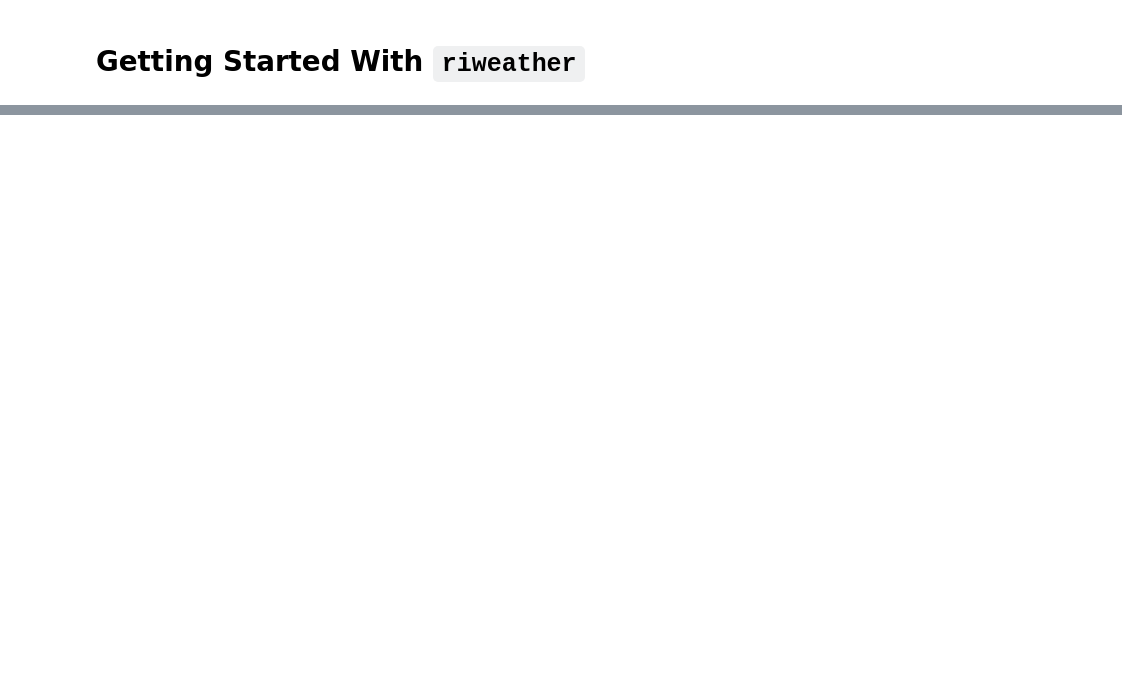
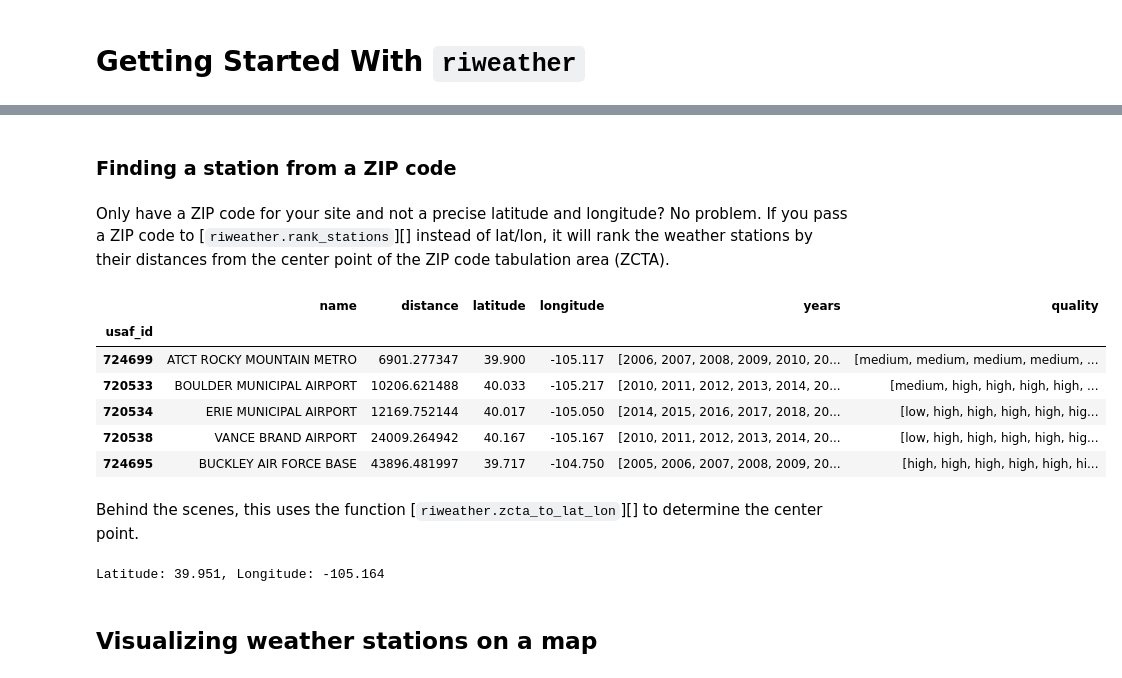
Before and after one commit to ensley-nexant/riweather, a Jupyter notebook: docs/how_to.ipynb, the cells around one changed output, grey strips where cells are left out. Cells and saved outputs as stored; diff of their text form; code cells hidden in the pictures; blank space fills up the shorter version.

```diff
--- a/docs/how_to.ipynb
+++ b/docs/how_to.ipynb
@@ -50,0 +58,23 @@ Station("720534")
+# %% [markdown]
+### Finding a station from a ZIP code
+# %% [markdown]
+Only have a ZIP code for your site and not a precise latitude and longitude? No problem. If you pass a ZIP code to [`riweather.rank_stations`][] instead of lat/lon, it will rank the weather stations by their distances from the center point of the ZIP code tabulation area (ZCTA).
+# %%
+riweather.rank_stations(zipcode="80027").head()
+# %% [output]
+|  | name | distance | latitude | longitude | years | quality |
+| usaf_id |  |  |  |  |  |  |
+| 724699 | ATCT ROCKY MOUNTAIN METRO | 6901.277347 | 39.900 | -105.117 | [2006, 2007, 2008, 2009, 2010, 20... | [medium, medium, medium, medium, ... |
+| 720533 | BOULDER MUNICIPAL AIRPORT | 10206.621488 | 40.033 | -105.217 | [2010, 2011, 2012, 2013, 2014, 20... | [medium, high, high, high, high, ... |
+| 720534 | ERIE MUNICIPAL AIRPORT | 12169.752144 | 40.017 | -105.050 | [2014, 2015, 2016, 2017, 2018, 20... | [low, high, high, high, high, hig... |
+| 720538 | VANCE BRAND AIRPORT | 24009.264942 | 40.167 | -105.167 | [2010, 2011, 2012, 2013, 2014, 20... | [low, high, high, high, high, hig... |
+| 724695 | BUCKLEY AIR FORCE BASE | 43896.481997 | 39.717 | -104.750 | [2005, 2006, 2007, 2008, 2009, 20... | [high, high, high, high, high, hi... |
+# %% [markdown]
+Behind the scenes, this uses the function [`riweather.zcta_to_lat_lon`][] to determine the center point.
+# %%
+my_lat, my_lon = riweather.zcta_to_lat_lon("80027")
+print(f"Latitude: {my_lat:.3f}, Longitude: {my_lon:.3f}")
+# %% [output]
+Latitude: 39.951, Longitude: -105.164
+# %% [markdown]
+## Visualizing weather stations on a map
```
Also changed, not shown: parts of 32 cells of this notebook, 5 other files.
